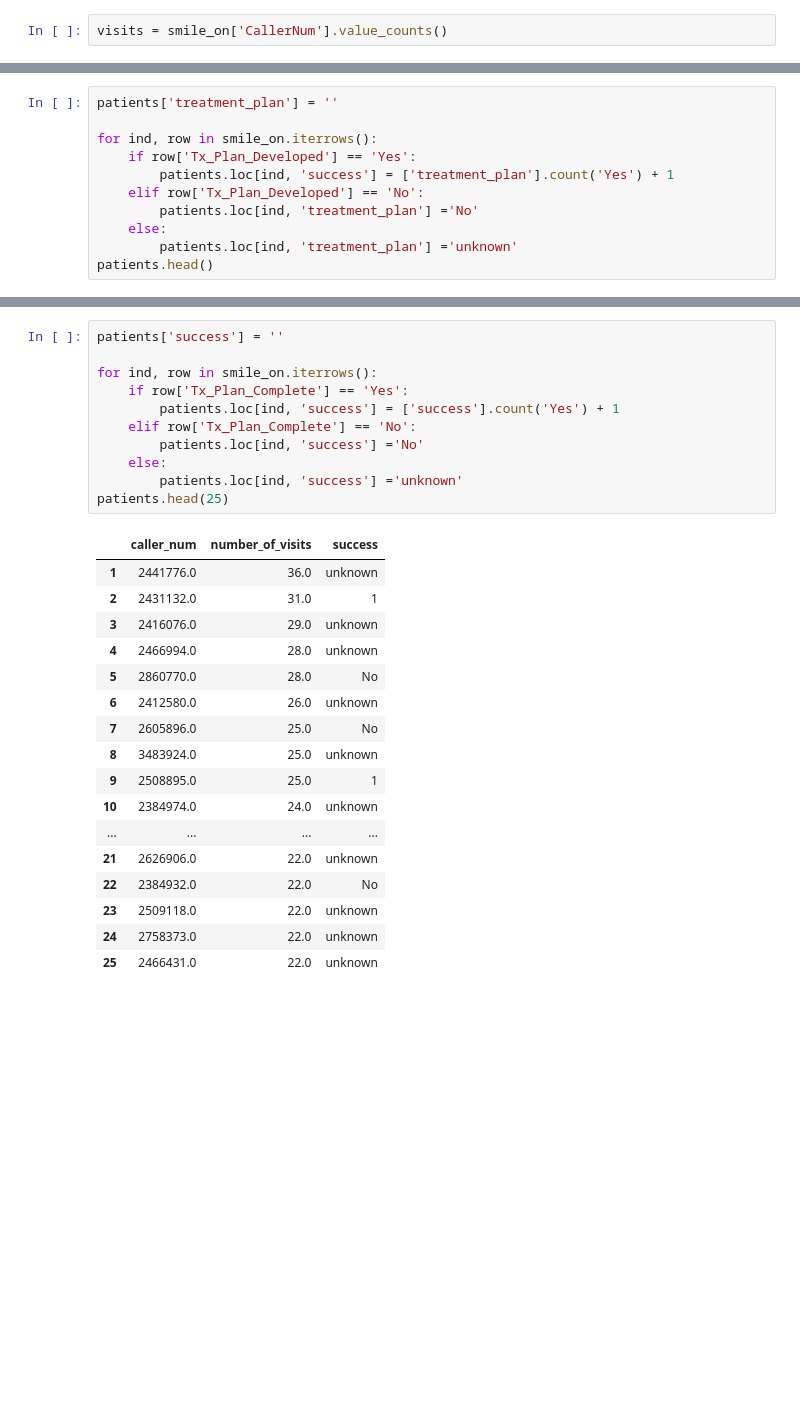
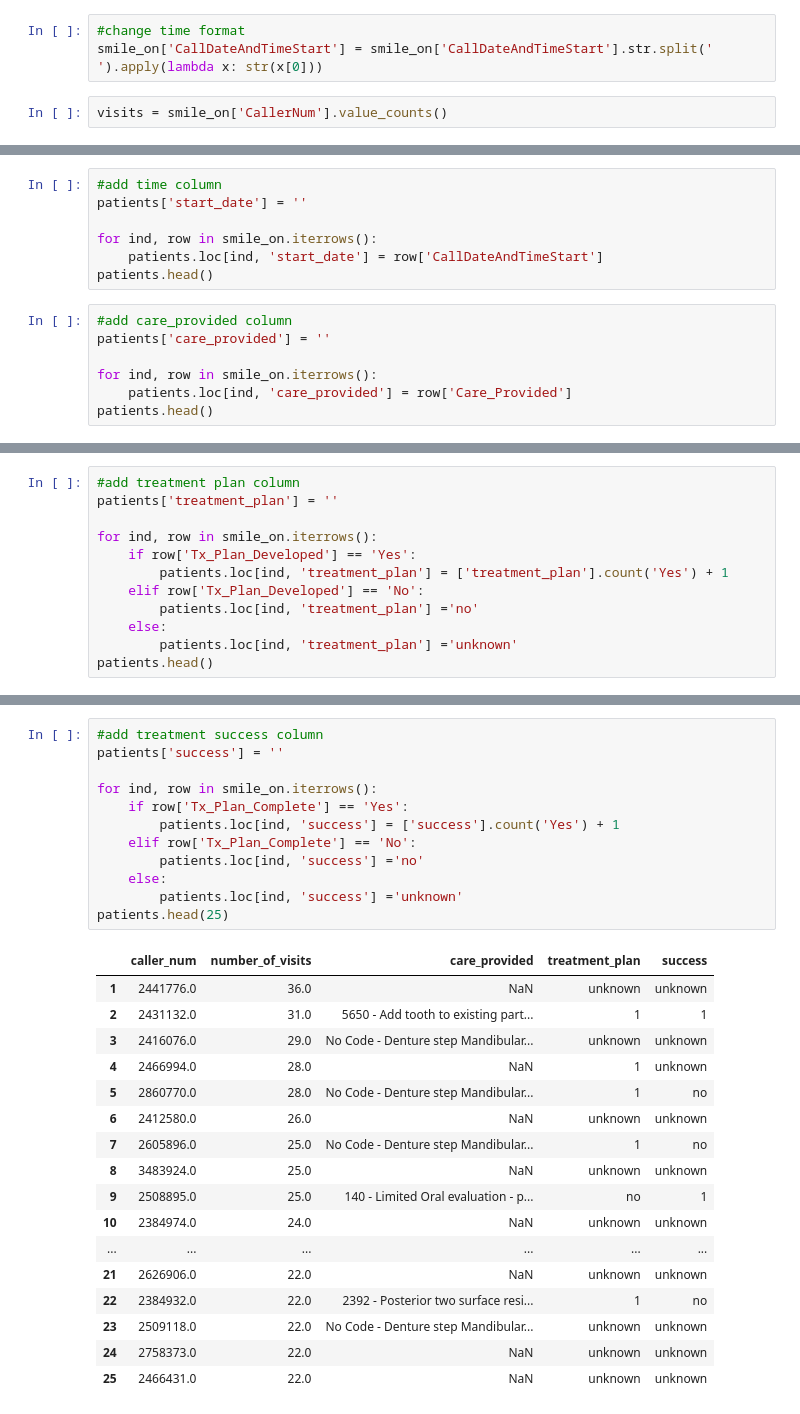
Before and after one commit to bsfcs/smile-on-spiderman, a Jupyter notebook: notebooks/smile-on.ipynb, the cells around one changed output, grey strips where cells are left out. Drawn from its saved outputs; the diff is of its cells as text; blank space fills up the shorter version.

```diff
--- a/notebooks/smile-on.ipynb
+++ b/notebooks/smile-on.ipynb
@@ -48,6 +48,9 @@ smile_on.head()
 | 3 | 81375215 | SMILE ON 60+ Clinical | 11/25/2020 14:17 | 11/25/2020 14:17 | 3231923 | 143703 | ... |
 | 4 | 81373934 | SMILE ON 60+ Clinical | 11/25/2020 13:50 | 11/25/2020 13:58 | -1 | 135611 | ... |
 5 rows × 21 columns
+# %%
+#change time format
+smile_on['CallDateAndTimeStart'] = smile_on['CallDateAndTimeStart'].str.split(' ').apply(lambda x: str(x[0]))
 # %%
 visits = smile_on['CallerNum'].value_counts()
 # %%
@@ -77,0 +84,14 @@ patients.shape
+# %%
+#add time column
+patients['start_date'] = ''
+
+for ind, row in smile_on.iterrows():
+    patients.loc[ind, 'start_date'] = row['CallDateAndTimeStart']
+patients.head()
+# %%
+#add care_provided column
+patients['care_provided'] = ''
+
+for ind, row in smile_on.iterrows():
+    patients.loc[ind, 'care_provided'] = row['Care_Provided']
+patients.head()
@@ -78,11 +105,12 @@ patients.shape
 # %%
+#add treatment plan column
 patients['treatment_plan'] = ''
 
 for ind, row in smile_on.iterrows():
     if row['Tx_Plan_Developed'] == 'Yes':
-        patients.loc[ind, 'success'] = ['treatment_plan'].count('Yes') + 1
+        patients.loc[ind, 'treatment_plan'] = ['treatment_plan'].count('Yes') + 1
     elif row['Tx_Plan_Developed'] == 'No':
-        patients.loc[ind, 'treatment_plan'] ='No'
+        patients.loc[ind, 'treatment_plan'] ='no'
     else:
         patients.loc[ind, 'treatment_plan'] ='unknown'
 patients.head()
@@ -96,29 +124,30 @@ patients.head()
 # %%
+#add treatment success column
 patients['success'] = ''
 
 for ind, row in smile_on.iterrows():
     if row['Tx_Plan_Complete'] == 'Yes':
         patients.loc[ind, 'success'] = ['success'].count('Yes') + 1
     elif row['Tx_Plan_Complete'] == 'No':
-        patients.loc[ind, 'success'] ='No'
+        patients.loc[ind, 'success'] ='no'
     else:
         patients.loc[ind, 'success'] ='unknown'
 patients.head(25)
 # %% [output]
-|  | caller_num | number_of_visits | success |
-| 1 | 2441776.0 | 36.0 | unknown |
-| 2 | 2431132.0 | 31.0 | 1 |
-| 3 | 2416076.0 | 29.0 | unknown |
-| 4 | 2466994.0 | 28.0 | unknown |
-| 5 | 2860770.0 | 28.0 | No |
-| 6 | 2412580.0 | 26.0 | unknown |
-| 7 | 2605896.0 | 25.0 | No |
-| 8 | 3483924.0 | 25.0 | unknown |
-| 9 | 2508895.0 | 25.0 | 1 |
-| 10 | 2384974.0 | 24.0 | unknown |
-| ... | ... | ... | ... |
-| 21 | 2626906.0 | 22.0 | unknown |
-| 22 | 2384932.0 | 22.0 | No |
-| 23 | 2509118.0 | 22.0 | unknown |
-| 24 | 2758373.0 | 22.0 | unknown |
-| 25 | 2466431.0 | 22.0 | unknown |
+|  | caller_num | number_of_visits | care_provided | treatment_plan | success |
+| 1 | 2441776.0 | 36.0 | NaN | unknown | unknown |
+| 2 | 2431132.0 | 31.0 | 5650 - Add tooth to existing part... | 1 | 1 |
+| 3 | 2416076.0 | 29.0 | No Code - Denture step Mandibular... | unknown | unknown |
+| 4 | 2466994.0 | 28.0 | NaN | 1 | unknown |
+| 5 | 2860770.0 | 28.0 | No Code - Denture step Mandibular... | 1 | no |
+| 6 | 2412580.0 | 26.0 | NaN | unknown | unknown |
+| 7 | 2605896.0 | 25.0 | No Code - Denture step Mandibular... | 1 | no |
+| 8 | 3483924.0 | 25.0 | NaN | unknown | unknown |
+| 9 | 2508895.0 | 25.0 | 140 - Limited Oral evaluation - p... | no | 1 |
+| 10 | 2384974.0 | 24.0 | NaN | unknown | unknown |
+| ... | ... | ... | ... | ... | ... |
+| 21 | 2626906.0 | 22.0 | NaN | unknown | unknown |
+| 22 | 2384932.0 | 22.0 | 2392 - Posterior two surface resi... | 1 | no |
+| 23 | 2509118.0 | 22.0 | No Code - Denture step Mandibular... | unknown | unknown |
+| 24 | 2758373.0 | 22.0 | NaN | unknown | unknown |
+| 25 | 2466431.0 | 22.0 | NaN | unknown | unknown |
```
Also changed, not shown: parts of 9 cells of this notebook.
